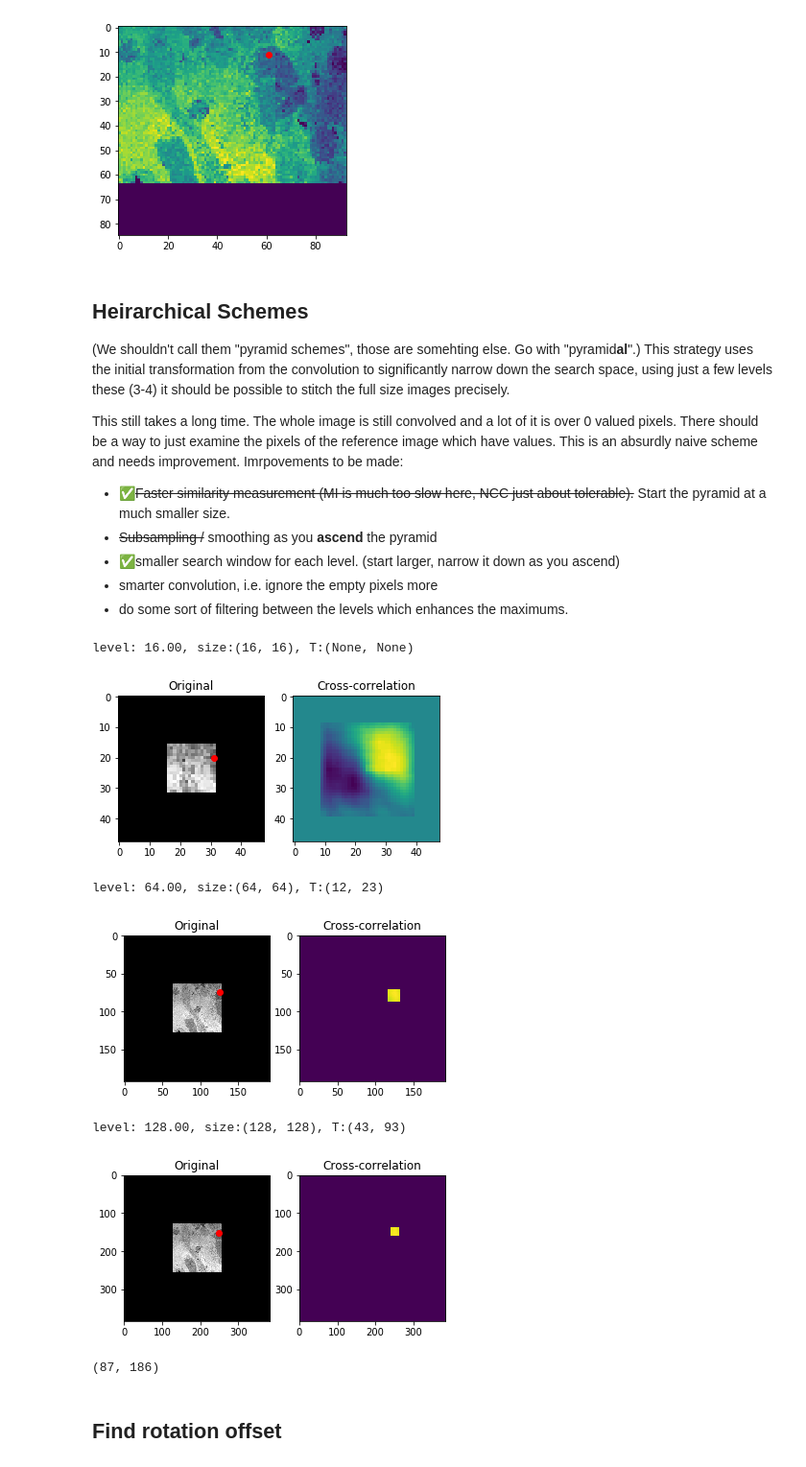
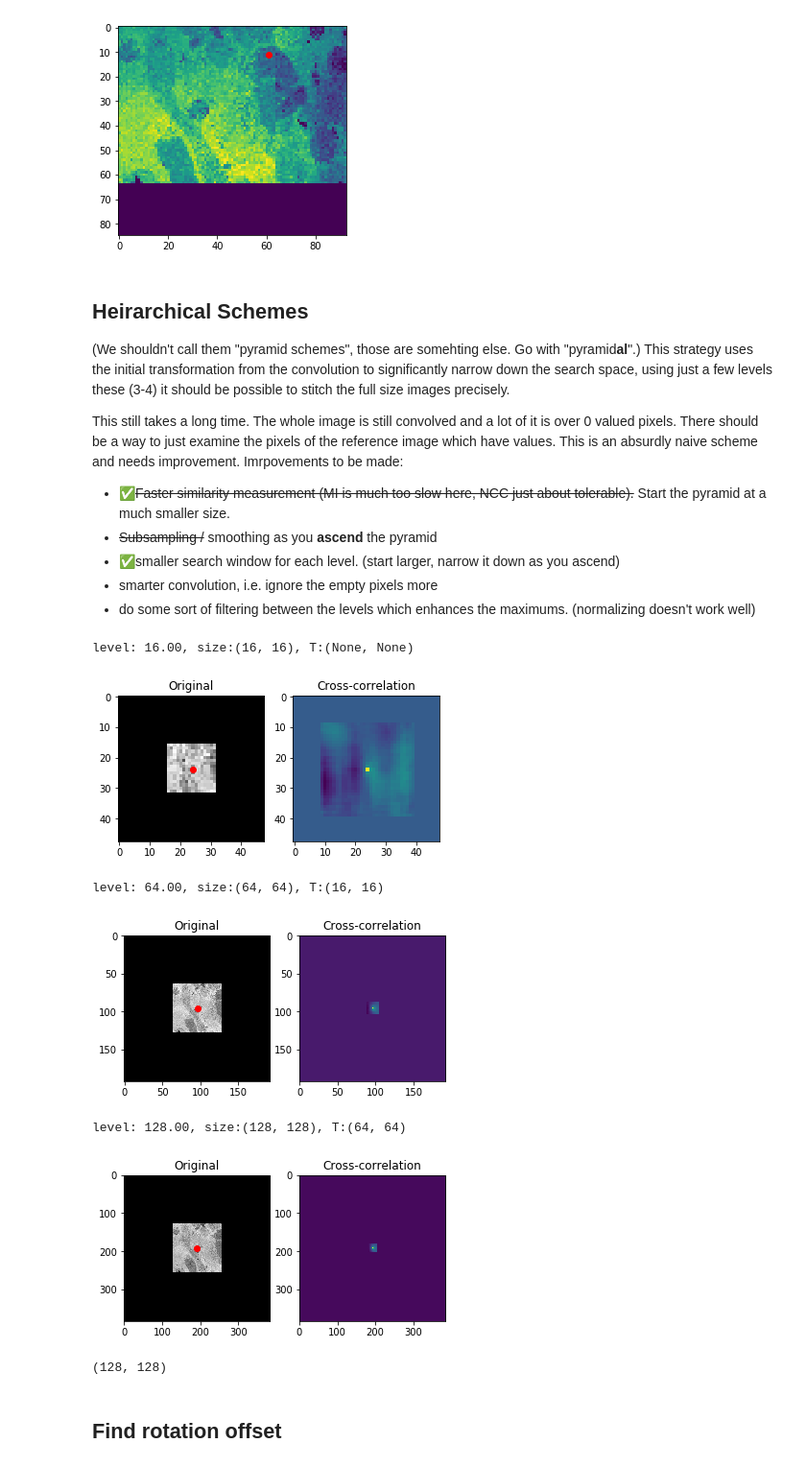
Before and after one commit to tristaaan/stitch-eval, a Jupyter notebook: notebooks/distance-method.ipynb, the cells around one changed output. Shown at 96% size. Cells and saved outputs as stored; diff of their text form; code cells hidden in the pictures.

Commit message:
tweaks to pyramidal scheme

```diff
--- a/notebooks/distance-method.ipynb
+++ b/notebooks/distance-method.ipynb
@@ -275,7 +275,7 @@ This still takes a long time. The whole image is still convolved and a lot of it
 - ~~Subsampling /~~ smoothing as you **ascend** the pyramid
 - ✅smaller search window for each level. (start larger, narrow it down as you ascend)
 - smarter convolution, i.e. ignore the empty pixels more
-- do some sort of filtering between the levels which enhances the maximums.
+- do some sort of filtering between the levels which enhances the maximums. (normalizing doesn't work well)
 # %%
 from math import ceil, sqrt
 
@@ -316,6 +316,7 @@ def pyramidal(ref_name, mov_name, measurement, levels=[0.05, 0.25, 0.5], im_filt
     mov_src = Image.open('../data/%s' % mov_name) # moving image
     # begin
     for level in levels:
+        # Initialize images on new level
         new_size = None
         if type(level) is tuple:
             assert level[0].is_integer(), 'pixel size in tuple must be an integer'
@@ -329,14 +330,14 @@ def pyramidal(ref_name, mov_name, measurement, levels=[0.05, 0.25, 0.5], im_filt
         print('level: %.02f, size:%s, T:%s' % (level, new_size, T,))
         assert (new_size[0] <= ref_src.size[0]) and (new_size[1] <= ref_src.size[1]), \
                'the image is being scaled up?: %s to %s' % (ref_src.size, new_size,)
-
-        # find a better transformation
+        dtype = 'uint16'
+        # Find a better transformation
         if T != (None, None):
             # difference in scale
             scale = (new_size[0] / old_size[0])
             # scale images
-            ref = np.array(ref_src.copy().resize(new_size)).astype('float64')
-            mov = np.array(mov_src.copy().resize(new_size)).astype('float64')
+            ref = np.array(ref_src.copy().resize(new_size)).astype(dtype)
+            mov = np.array(mov_src.copy().resize(new_size)).astype(dtype)
             if im_filter != None:
                 ref = im_filter(ref)
                 mov = im_filter(ref)
@@ -355,8 +356,8 @@ def pyramidal(ref_name, mov_name, measurement, levels=[0.05, 0.25, 0.5], im_filt
         # Find initial transformation
         else:
             # rescale images
-            ref = np.array(ref_src.copy().resize(new_size)).astype('float64')
-            mov = np.array(mov_src.copy().resize(new_size)).astype('float64')
+            ref = np.array(ref_src.copy().resize(new_size)).astype(dtype)
+            mov = np.array(mov_src.copy().resize(new_size)).astype(dtype)
             if im_filter != None:
                 ref = im_filter(ref)
                 mov = im_filter(ref)
@@ -374,16 +375,18 @@ def pyramidal(ref_name, mov_name, measurement, levels=[0.05, 0.25, 0.5], im_filt
 
     return ref_src, mov_src, T
 # %%
-ref, mov, transformation = pyramidal('T1_segment_1.tif', 'T1_segment_2.tif', NCC, levels=[16, 64, 128])
+from sklearn.preprocessing import normalize, maxabs_scale
+ref, mov, transformation = pyramidal('T1_segment_1.tif', 'T1_segment_2.tif', NCC, levels=[16, 64, 128],
+                                     im_filter=normalize)
 transformation
 # %% [output]
 level: 16.00, size:(16, 16), T:(None, None)
-[figure, old version]
+[figure, new version]
-level: 64.00, size:(64, 64), T:(12, 23)
+level: 64.00, size:(64, 64), T:(16, 16)
-[figure, old version]
+[figure, new version]
-level: 128.00, size:(128, 128), T:(43, 93)
+level: 128.00, size:(128, 128), T:(64, 64)
-[figure, old version]
+[figure, new version]
-(87, 186)
+(128, 128)
 # %% [markdown]
 ## Find rotation offset
 # %%
```
